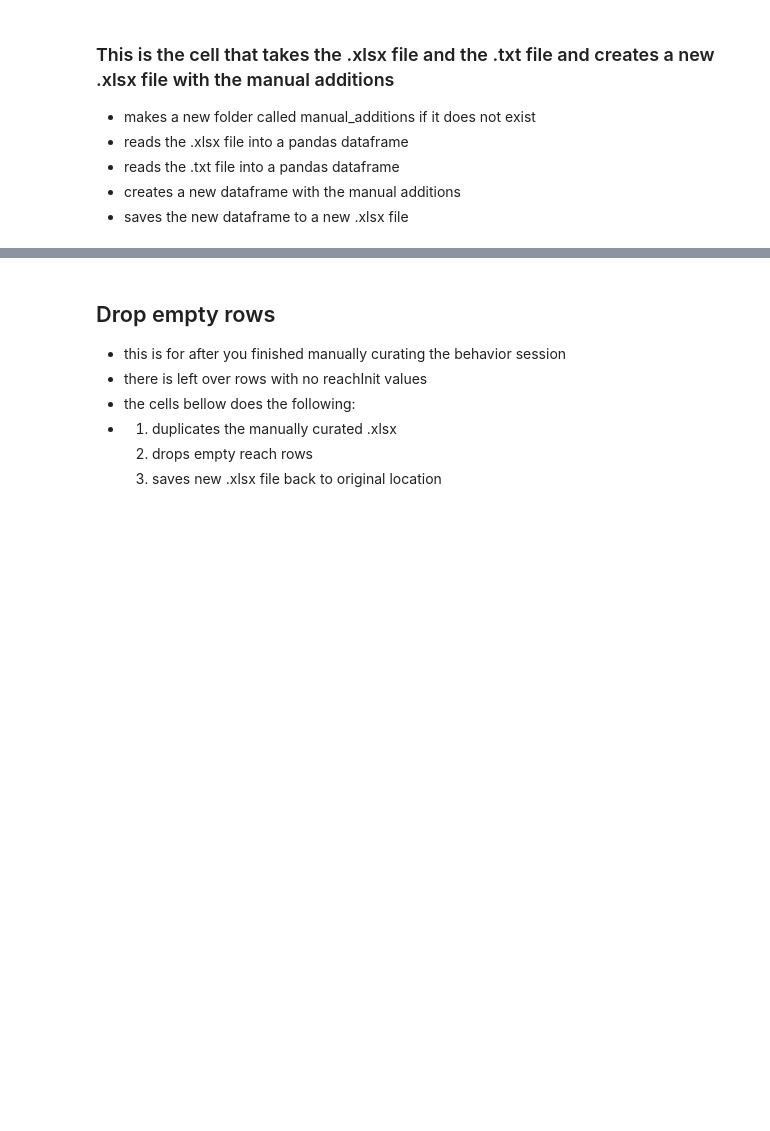
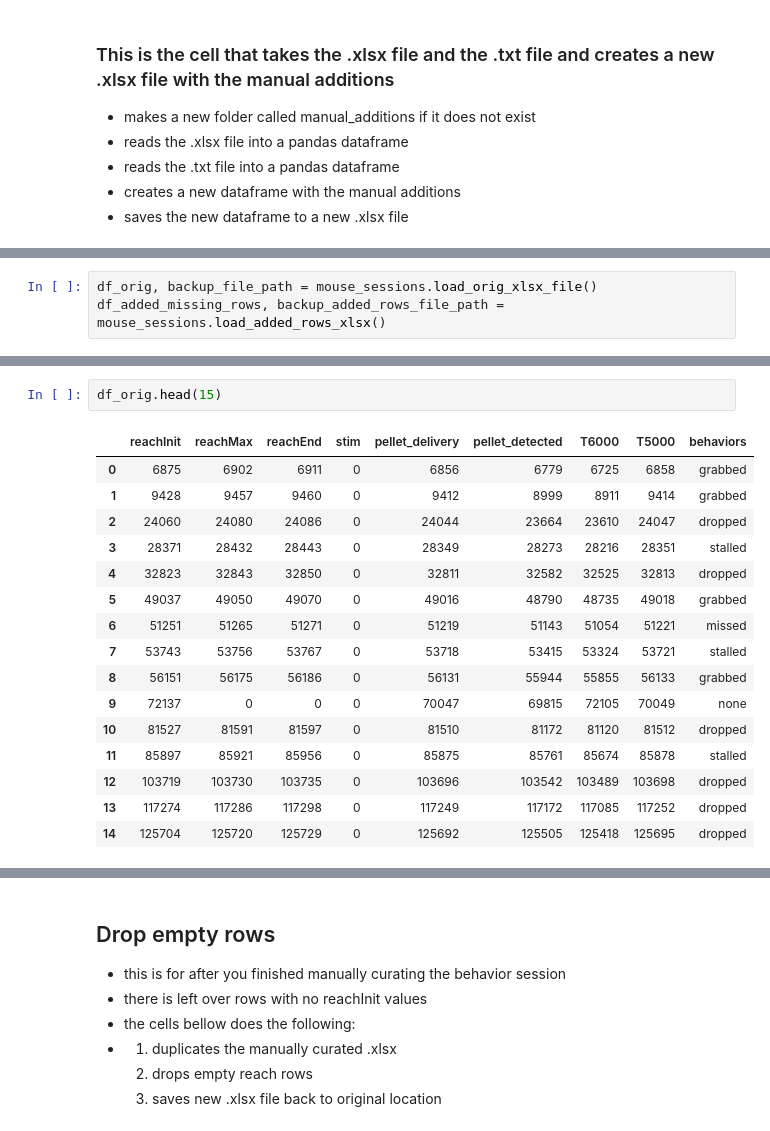
Before and after one commit to granthughes1999/NWB_and_Reaching_analysis, a Jupyter notebook: master/analyze_reach_data/modify_reach_curator_xlsx.ipynb, the cells around one changed output, grey strips where cells are left out. Saved outputs shown, nothing was run; the diff lists cells and outputs as text; blank space fills up the shorter version.

```diff
--- a/master/analyze_reach_data/modify_reach_curator_xlsx.ipynb
+++ b/master/analyze_reach_data/modify_reach_curator_xlsx.ipynb
@@ -293,0 +350,3 @@ df_modified.head(5)
+# %%
+df_orig, backup_file_path = mouse_sessions.load_orig_xlsx_file()
+df_added_missing_rows, backup_added_rows_file_path = mouse_sessions.load_added_rows_xlsx()
@@ -293,0 +372,19 @@ df_modified.head(5)
+# %%
+df_orig.head(15)
+# %% [output]
+|  | reachInit | reachMax | reachEnd | stim | pellet_delivery | pellet_detected | T6000 | T5000 | behaviors |
+| 0 | 6875 | 6902 | 6911 | 0 | 6856 | 6779 | 6725 | 6858 | grabbed |
+| 1 | 9428 | 9457 | 9460 | 0 | 9412 | 8999 | 8911 | 9414 | grabbed |
+| 2 | 24060 | 24080 | 24086 | 0 | 24044 | 23664 | 23610 | 24047 | dropped |
+| 3 | 28371 | 28432 | 28443 | 0 | 28349 | 28273 | 28216 | 28351 | stalled |
+| 4 | 32823 | 32843 | 32850 | 0 | 32811 | 32582 | 32525 | 32813 | dropped |
+| 5 | 49037 | 49050 | 49070 | 0 | 49016 | 48790 | 48735 | 49018 | grabbed |
+| 6 | 51251 | 51265 | 51271 | 0 | 51219 | 51143 | 51054 | 51221 | missed |
+| 7 | 53743 | 53756 | 53767 | 0 | 53718 | 53415 | 53324 | 53721 | stalled |
+| 8 | 56151 | 56175 | 56186 | 0 | 56131 | 55944 | 55855 | 56133 | grabbed |
+| 9 | 72137 | 0 | 0 | 0 | 70047 | 69815 | 72105 | 70049 | none |
+| 10 | 81527 | 81591 | 81597 | 0 | 81510 | 81172 | 81120 | 81512 | dropped |
+| 11 | 85897 | 85921 | 85956 | 0 | 85875 | 85761 | 85674 | 85878 | stalled |
+| 12 | 103719 | 103730 | 103735 | 0 | 103696 | 103542 | 103489 | 103698 | dropped |
+| 13 | 117274 | 117286 | 117298 | 0 | 117249 | 117172 | 117085 | 117252 | dropped |
+| 14 | 125704 | 125720 | 125729 | 0 | 125692 | 125505 | 125418 | 125695 | dropped |
```
Also changed, not shown: parts of 17 cells of this notebook, 1 other file.
